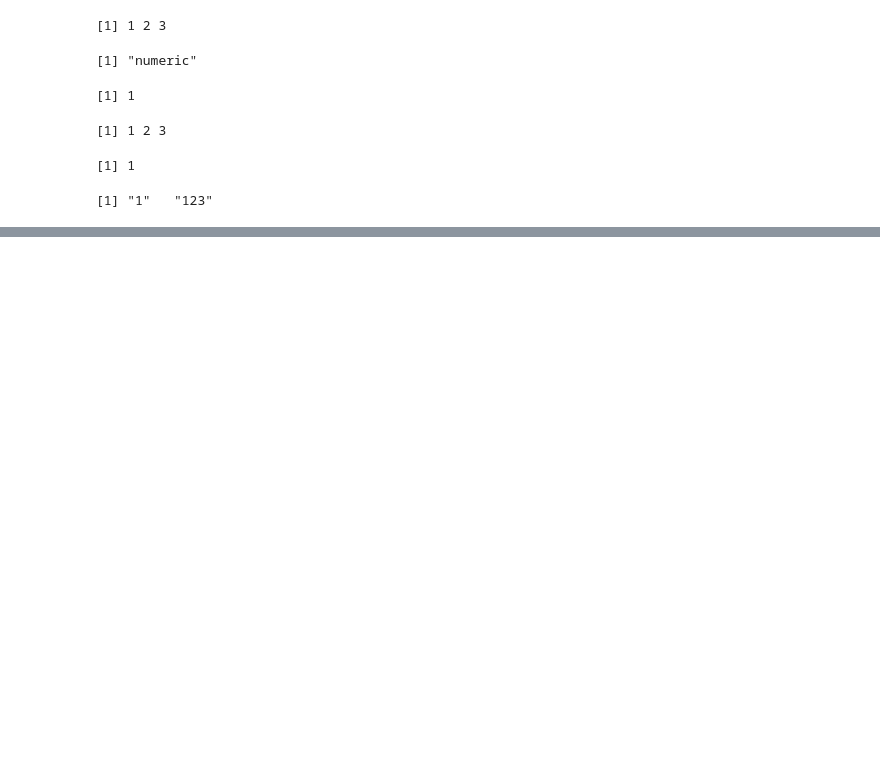
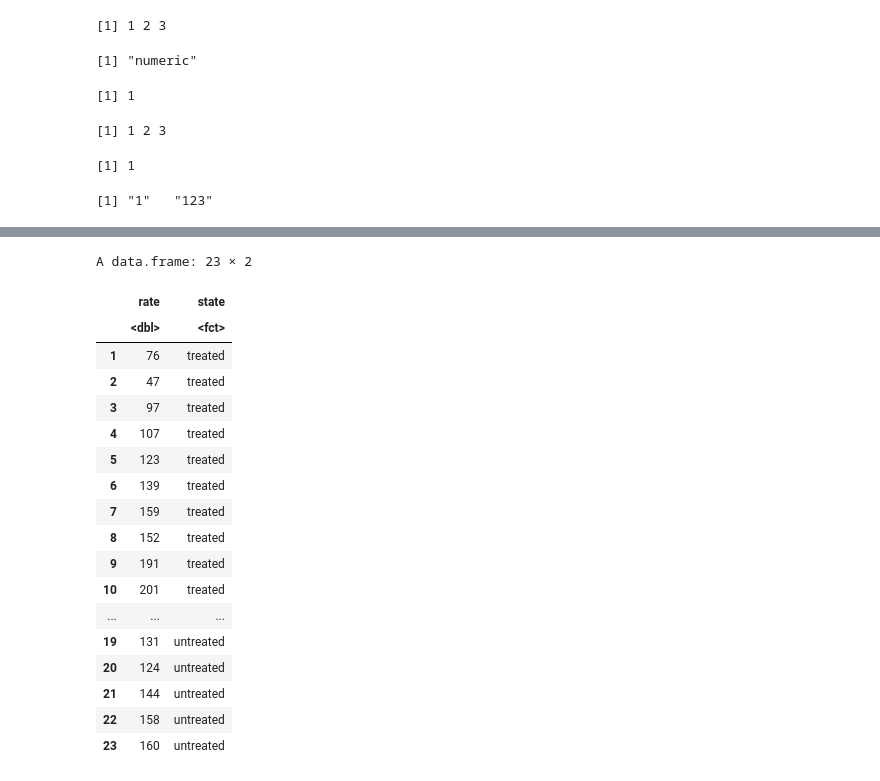
Before and after one commit to chenboshuo/learn_r, a Jupyter notebook: src/basic.ipynb, the cells around one changed output, grey strips where cells are left out. Saved outputs shown, nothing was run; the diff lists cells and outputs as text; code cells hidden in the pictures; blank space fills up the shorter version.

```diff
--- a/src/basic.ipynb
+++ b/src/basic.ipynb
@@ -375,0 +510,22 @@ unlists
+# %%
+Puromycin[,c("rate","state")]
+# %% [output]
+A data.frame: 23 × 2
+|  | rate | state |
+|  | <dbl> | <fct> |
+| 1 | 76 | treated |
+| 2 | 47 | treated |
+| 3 | 97 | treated |
+| 4 | 107 | treated |
+| 5 | 123 | treated |
+| 6 | 139 | treated |
+| 7 | 159 | treated |
+| 8 | 152 | treated |
+| 9 | 191 | treated |
+| 10 | 201 | treated |
+| ... | ... | ... |
+| 19 | 131 | untreated |
+| 20 | 124 | untreated |
+| 21 | 144 | untreated |
+| 22 | 158 | untreated |
+| 23 | 160 | untreated |
```
Also changed, not shown: parts of 25 cells of this notebook, 2 other files.
